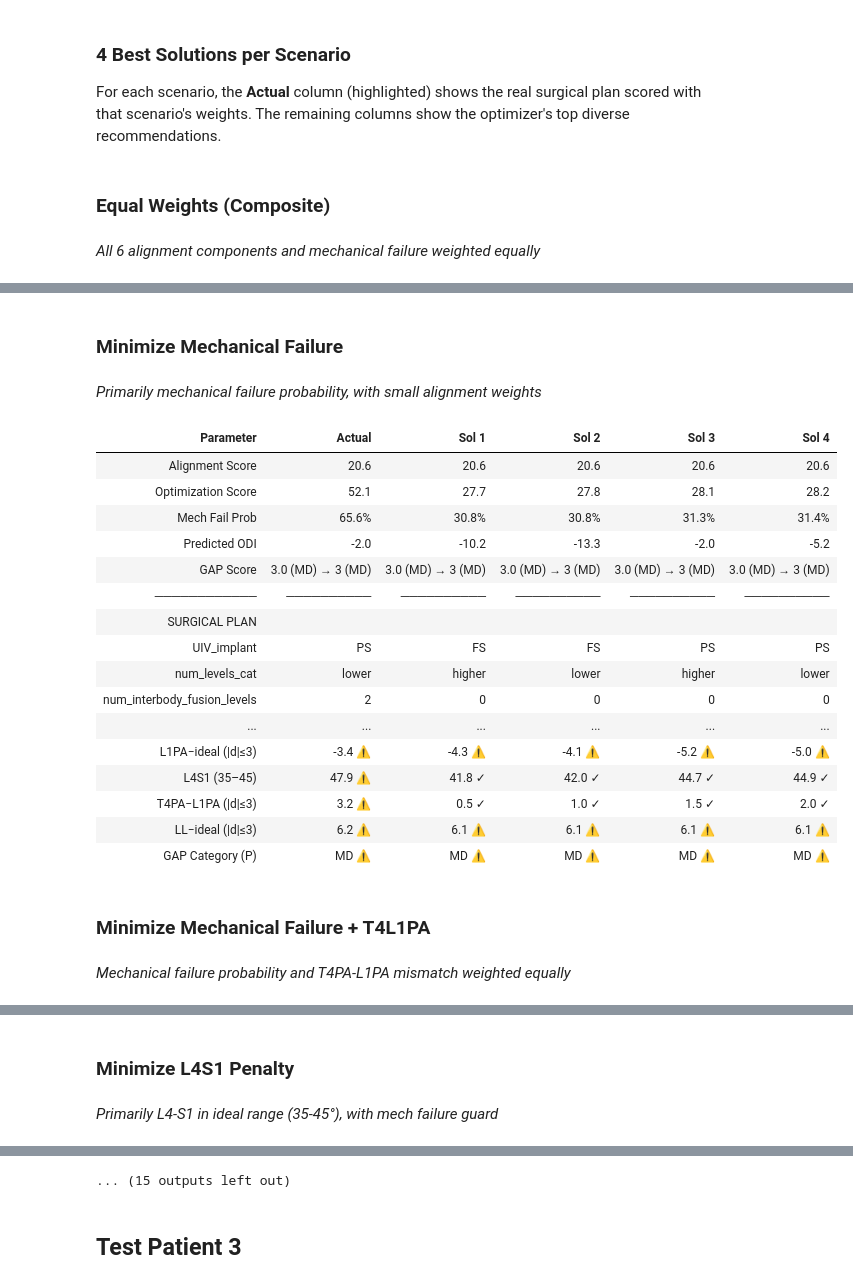
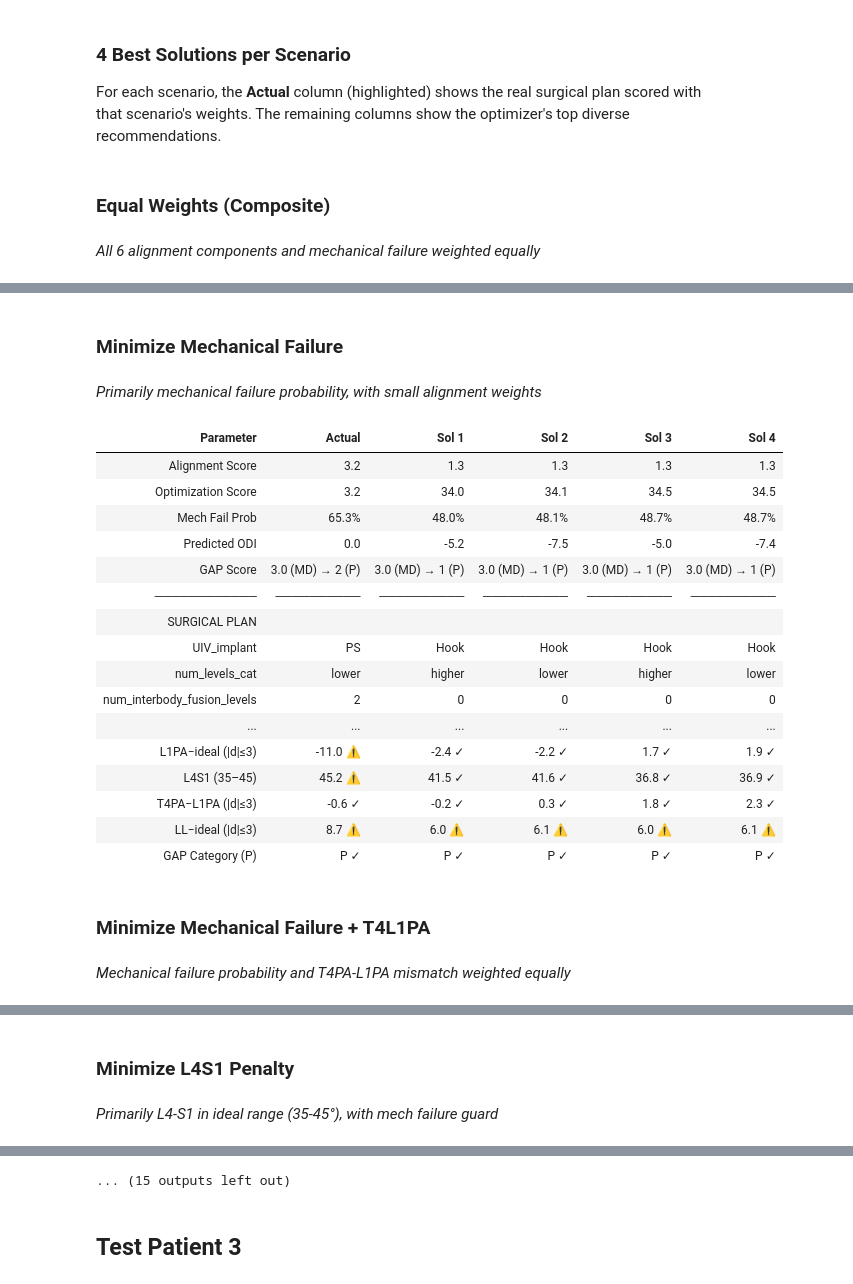
Before and after one commit to 124578-UW/Data-Science-Capstone, a Jupyter notebook: notebooks/03_optimization.ipynb, the cells around one changed output, grey strips where cells are left out. Cells and saved outputs as stored; diff of their text form; code cells hidden in the pictures.

```diff
--- a/notebooks/03_optimization.ipynb
+++ b/notebooks/03_optimization.ipynb
@@ -28,7 +28,7 @@ importlib.reload(runs)
 pd.set_option('display.max_columns', None)
 # %%
 # =============================================================================
-# GA Configuration — change these to control optimization
+# GA Configuration
 # =============================================================================
 POP_SIZE  = 100   # GA population size
 N_GEN     = 20    # Number of generations
@@ -36,7 +36,8 @@ SEED      = 42    # Random seed for reproducibility
 TOP_N     = 4     # Number of diverse solutions to display
 SCORE_TOL = 5     # Score window around best for diversity selection
 
-CLINICAL_CLAMP_LL = False  # Toggle clinical delta_LL correction (literature ranges)
+PSO_LL_OVERRIDE = False  # Toggle clinical delta_LL correction for literature ranges
+DEDUP_BEST = True          # Deduplicate best plans across scenarios
 # %% [markdown]
 ## Load Models
 # %%
@@ -232,7 +233,10 @@ for key in SCENARIOS:
         verbose=False,
         top_n=TOP_N,
         score_tolerance=SCORE_TOL,
+        pso_ll_override=PSO_LL_OVERRIDE,
     )
+    if result is None:
+        continue
     all_results[key] = result
     print(f"  ✓ Best composite: {result['best_result']['composite_score']:.2f}"
           f"  |  Mech fail: {result['best_result']['mech_fail_prob']*100:.1f}%")
@@ -386,17 +389,17 @@ disp.display_best_per_scenario(all_results, patient_fixed, actual_eval, SCENARIO
 
 For each scenario, the **Actual** column (highlighted) shows the real surgical plan scored with that scenario's weights. The remaining columns show the optimizer's top diverse recommendations.
 # %%
+# Evaluate actual plan once (real postop values don't change with weights)
+actual_eval = ou.evaluate_actual_plan(
+    actual_x, patient_fixed, holdout_row, mech_fail_bundle
+)
+
 # Display each scenario: actual plan (highlighted) + top diverse optimized plans
 for key in SCENARIOS:
+    if key not in all_results:
+        continue
     r = all_results[key]
     preset = runs.PRESETS[key]
-    weights = preset["weights"]
-
-    # Evaluate the actual plan with this scenario's weights
-    actual_eval = ou.evaluate_solution(
-        actual_x, patient_fixed, delta_bundles, mech_fail_bundle,
-        weights=weights, odi_bundle=ODI_bundle
-    )
 
     display(Markdown(f"### {r['label']}"))
     display(Markdown(f"*{preset['description']}*"))
@@ -511,7 +514,10 @@ for key in SCENARIOS:
         verbose=False,
         top_n=TOP_N,
         score_tolerance=SCORE_TOL,
+        pso_ll_override=PSO_LL_OVERRIDE,
     )
+    if result is None:
+        continue
     all_results_2[key] = result
     print(f"  ✓ Best composite: {result['best_result']['composite_score']:.2f}"
           f"  |  Mech fail: {result['best_result']['mech_fail_prob']*100:.1f}%")
@@ -665,17 +670,17 @@ disp.display_best_per_scenario(all_results_2, patient_fixed_2, actual_eval_2, SC
 
 For each scenario, the **Actual** column (highlighted) shows the real surgical plan scored with that scenario's weights. The remaining columns show the optimizer's top diverse recommendations.
 # %%
+# Evaluate actual plan once (real postop values don't change with weights)
+actual_eval_2 = ou.evaluate_actual_plan(
+    actual_x_2, patient_fixed_2, holdout_row_2, mech_fail_bundle
+)
+
 # Display each scenario: actual plan (highlighted) + top diverse optimized plans
 for key in SCENARIOS:
+    if key not in all_results_2:
+        continue
     r = all_results_2[key]
     preset = runs.PRESETS[key]
-    weights = preset["weights"]
-
-    # Evaluate the actual plan with this scenario's weights
-    actual_eval_2 = ou.evaluate_solution(
-        actual_x_2, patient_fixed_2, delta_bundles, mech_fail_bundle,
-        weights=weights, odi_bundle=ODI_bundle
-    )
 
     display(Markdown(f"### {r['label']}"))
     display(Markdown(f"*{preset['description']}*"))
@@ -703,22 +708,22 @@ for key in SCENARIOS:
 ### Minimize Mechanical Failure
 *Primarily mechanical failure probability, with small alignment weights*
 | Parameter | Actual | Sol 1 | Sol 2 | Sol 3 | Sol 4 |
-| Alignment Score | 20.6 | 20.6 | 20.6 | 20.6 | 20.6 |
-| Optimization Score | 52.1 | 27.7 | 27.8 | 28.1 | 28.2 |
-| Mech Fail Prob | 65.6% | 30.8% | 30.8% | 31.3% | 31.4% |
-| Predicted ODI | -2.0 | -10.2 | -13.3 | -2.0 | -5.2 |
-| GAP Score | 3.0 (MD) → 3 (MD) | 3.0 (MD) → 3 (MD) | 3.0 (MD) → 3 (MD) | 3.0 (MD) → 3 (MD) | 3.0 (MD) → 3 (MD) |
+| Alignment Score | 3.2 | 1.3 | 1.3 | 1.3 | 1.3 |
+| Optimization Score | 3.2 | 34.0 | 34.1 | 34.5 | 34.5 |
+| Mech Fail Prob | 65.3% | 48.0% | 48.1% | 48.7% | 48.7% |
+| Predicted ODI | 0.0 | -5.2 | -7.5 | -5.0 | -7.4 |
+| GAP Score | 3.0 (MD) → 2 (P) | 3.0 (MD) → 1 (P) | 3.0 (MD) → 1 (P) | 3.0 (MD) → 1 (P) | 3.0 (MD) → 1 (P) |
 | ──────────── | ────────── | ────────── | ────────── | ────────── | ────────── |
 | SURGICAL PLAN |  |  |  |  |  |
-| UIV_implant | PS | FS | FS | PS | PS |
+| UIV_implant | PS | Hook | Hook | Hook | Hook |
 | num_levels_cat | lower | higher | lower | higher | lower |
 | num_interbody_fusion_levels | 2 | 0 | 0 | 0 | 0 |
 | ... | ... | ... | ... | ... | ... |
-| L1PA−ideal (|d|≤3) | -3.4 ⚠ | -4.3 ⚠ | -4.1 ⚠ | -5.2 ⚠ | -5.0 ⚠ |
-| L4S1 (35–45) | 47.9 ⚠ | 41.8 ✓ | 42.0 ✓ | 44.7 ✓ | 44.9 ✓ |
-| T4PA−L1PA (|d|≤3) | 3.2 ⚠ | 0.5 ✓ | 1.0 ✓ | 1.5 ✓ | 2.0 ✓ |
-| LL−ideal (|d|≤3) | 6.2 ⚠ | 6.1 ⚠ | 6.1 ⚠ | 6.1 ⚠ | 6.1 ⚠ |
-| GAP Category (P) | MD ⚠ | MD ⚠ | MD ⚠ | MD ⚠ | MD ⚠ |
+| L1PA−ideal (|d|≤3) | -11.0 ⚠ | -2.4 ✓ | -2.2 ✓ | 1.7 ✓ | 1.9 ✓ |
+| L4S1 (35–45) | 45.2 ⚠ | 41.5 ✓ | 41.6 ✓ | 36.8 ✓ | 36.9 ✓ |
+| T4PA−L1PA (|d|≤3) | -0.6 ✓ | -0.2 ✓ | 0.3 ✓ | 1.8 ✓ | 2.3 ✓ |
+| LL−ideal (|d|≤3) | 8.7 ⚠ | 6.0 ⚠ | 6.1 ⚠ | 6.0 ⚠ | 6.1 ⚠ |
+| GAP Category (P) | P ✓ | P ✓ | P ✓ | P ✓ | P ✓ |
 ### Minimize Mechanical Failure + T4L1PA
 *Mechanical failure probability and T4PA-L1PA mismatch weighted equally*
 | Parameter | Actual | Sol 1 | Sol 2 | Sol 3 | Sol 4 |
```
Also changed, not shown: parts of 16 cells of this notebook, 10 other files.
